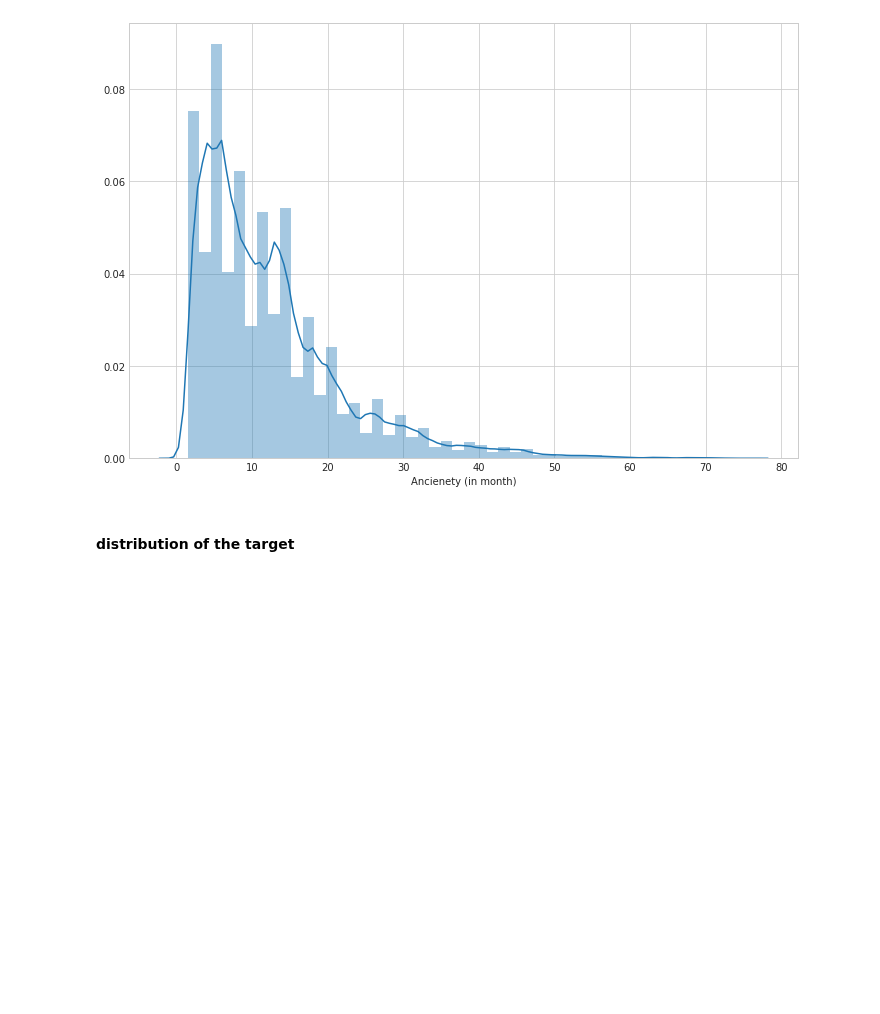
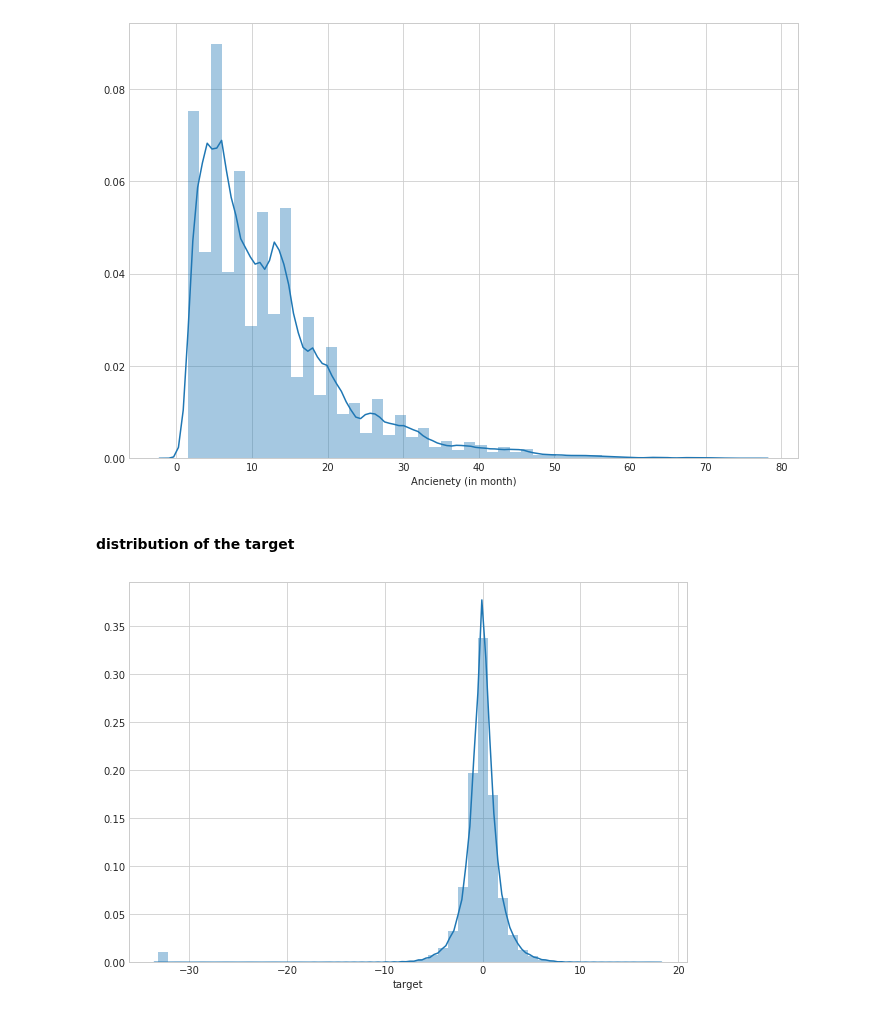
Before and after one commit to ds-suyog/Elo-Merchant-Category-Recommendation, a Jupyter notebook: basic_model.py.ipynb, the cells around one changed output. Cells and saved outputs as stored; diff of their text form; code cells hidden in the pictures; blank space fills up the shorter version.

```diff
--- a/basic_model.py.ipynb
+++ b/basic_model.py.ipynb
@@ -170,3 +170,7 @@ test_df['ancienety'] = ancienety_test
 #### distribution of the target
 # %%
 plt.figure(figsize=(10, 7))
+sns.distplot(train_df['target'])
+plt.show()
+# %% [output]
+[figure, added]
```
